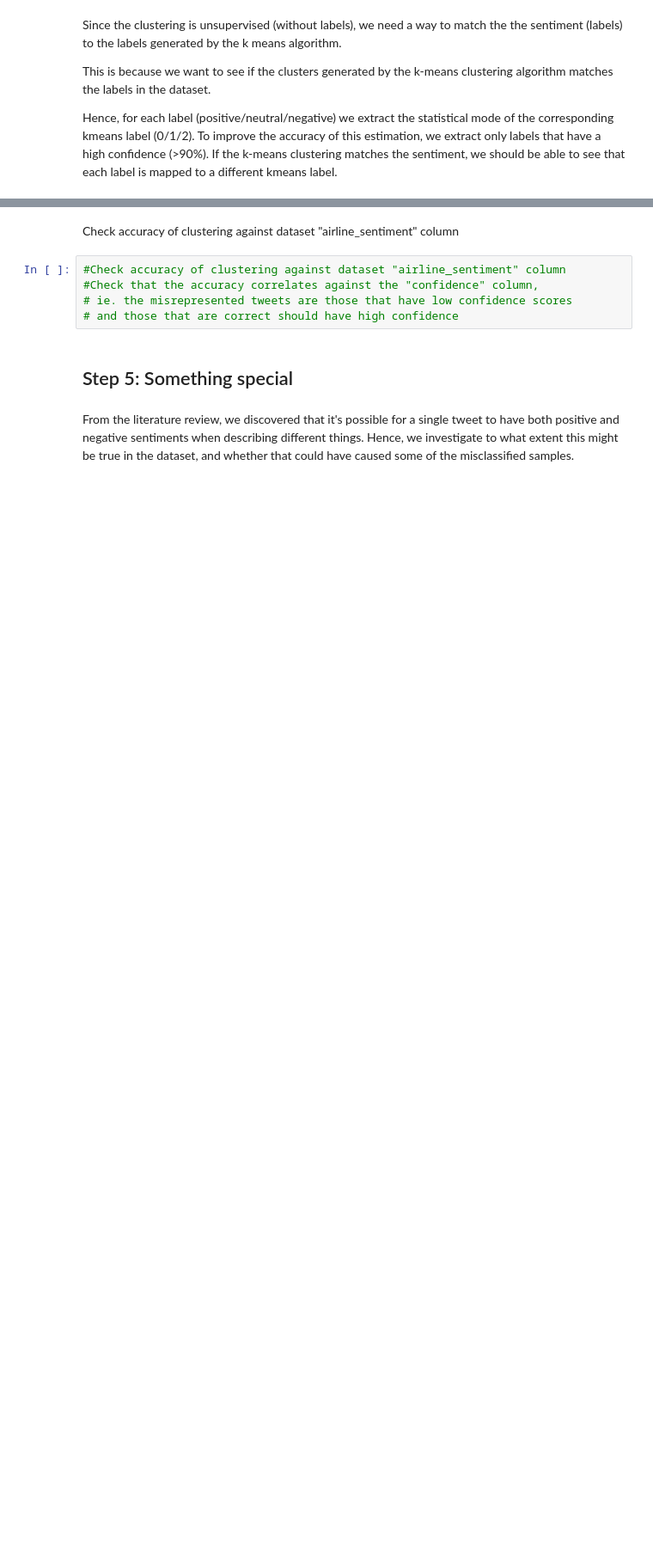
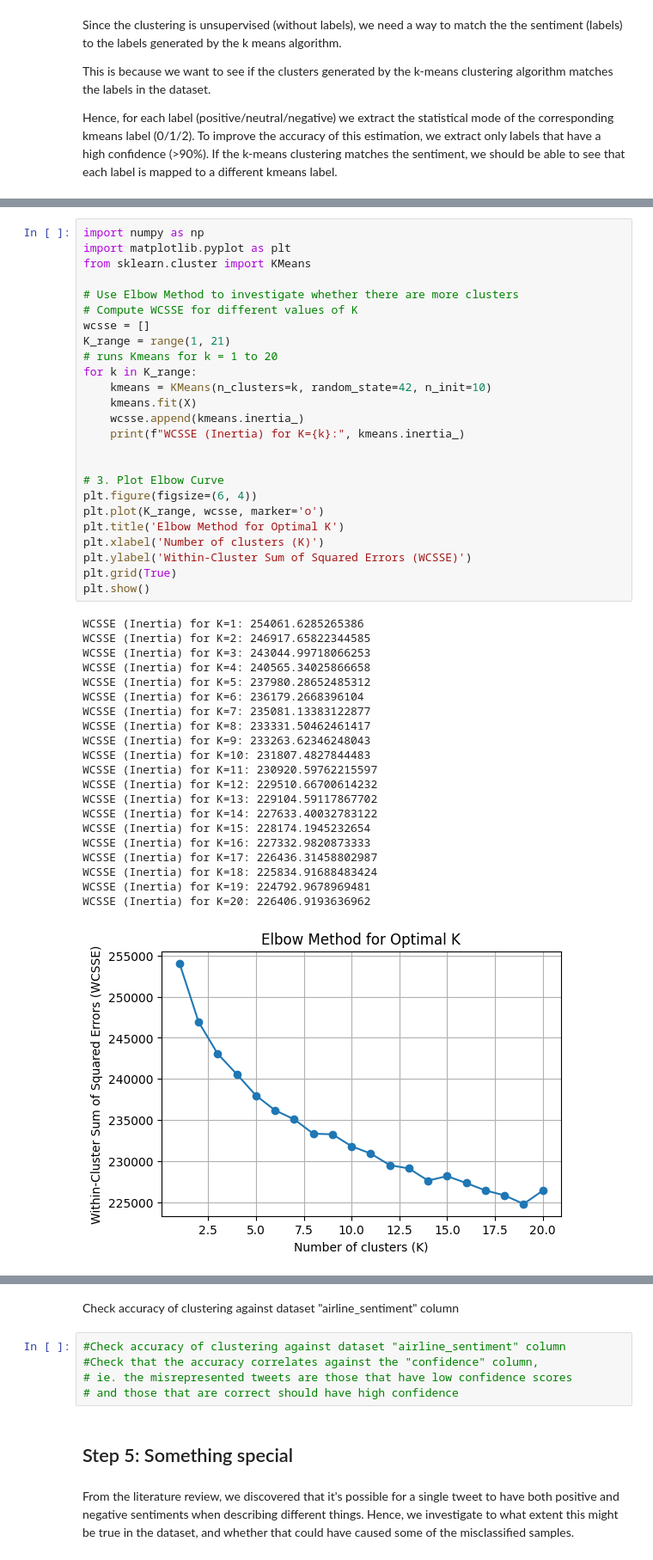
Before and after one commit to NomadZhang/MSI5001, a Jupyter notebook: main.ipynb, the cells around one changed output, grey strips where cells are left out. Shown: that part at 86% size. Drawn from its saved outputs; the diff is of its cells as text; blank space fills up the shorter version.

```diff
--- a/main.ipynb
+++ b/main.ipynb
@@ -238,0 +288,47 @@ Here we see that positive and neutral sentiments are mapped to label "1". Hence
+# %%
+import numpy as np
+import matplotlib.pyplot as plt
+from sklearn.cluster import KMeans
+
+# Use Elbow Method to investigate whether there are more clusters
+# Compute WCSSE for different values of K
+wcsse = []
+K_range = range(1, 21)
+# runs Kmeans for k = 1 to 20
+for k in K_range:
+    kmeans = KMeans(n_clusters=k, random_state=42, n_init=10)
+    kmeans.fit(X)
+    wcsse.append(kmeans.inertia_)
+    print(f"WCSSE (Inertia) for K={k}:", kmeans.inertia_)
+
+
+# 3. Plot Elbow Curve
+plt.figure(figsize=(6, 4))
+plt.plot(K_range, wcsse, marker='o')
+plt.title('Elbow Method for Optimal K')
+plt.xlabel('Number of clusters (K)')
+plt.ylabel('Within-Cluster Sum of Squared Errors (WCSSE)')
+plt.grid(True)
+plt.show()
+# %% [output]
+WCSSE (Inertia) for K=1: 254061.6285265386
+WCSSE (Inertia) for K=2: 246917.65822344585
+WCSSE (Inertia) for K=3: 243044.99718066253
+WCSSE (Inertia) for K=4: 240565.34025866658
+WCSSE (Inertia) for K=5: 237980.28652485312
+WCSSE (Inertia) for K=6: 236179.2668396104
+WCSSE (Inertia) for K=7: 235081.13383122877
+WCSSE (Inertia) for K=8: 233331.50462461417
+WCSSE (Inertia) for K=9: 233263.62346248043
+WCSSE (Inertia) for K=10: 231807.4827844483
+WCSSE (Inertia) for K=11: 230920.59762215597
+WCSSE (Inertia) for K=12: 229510.66700614232
+WCSSE (Inertia) for K=13: 229104.59117867702
+WCSSE (Inertia) for K=14: 227633.40032783122
+WCSSE (Inertia) for K=15: 228174.1945232654
+WCSSE (Inertia) for K=16: 227332.9820873333
+WCSSE (Inertia) for K=17: 226436.31458802987
+WCSSE (Inertia) for K=18: 225834.91688483424
+WCSSE (Inertia) for K=19: 224792.9678969481
+WCSSE (Inertia) for K=20: 226406.9193636962
+[figure, added]
```
Also changed, not shown: parts of 10 cells of this notebook.
